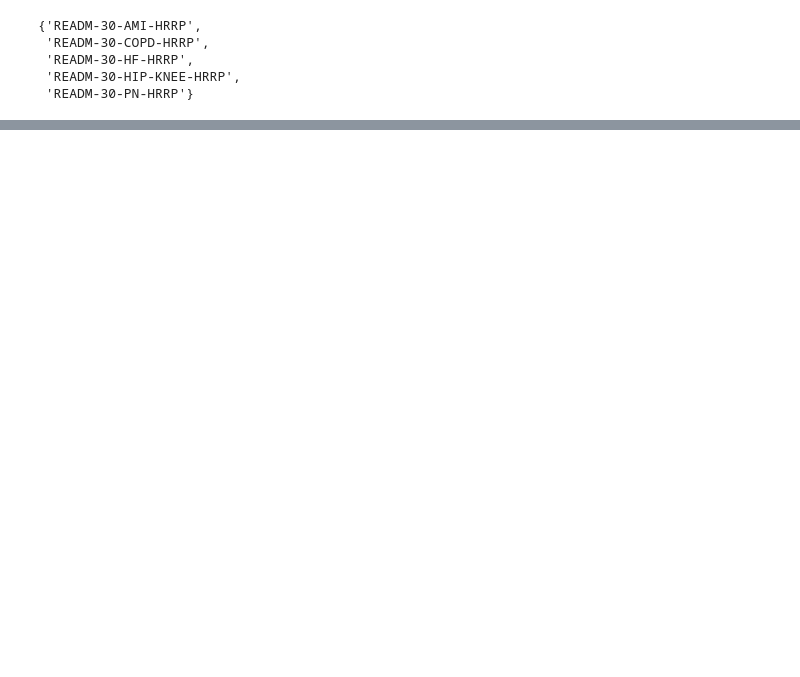
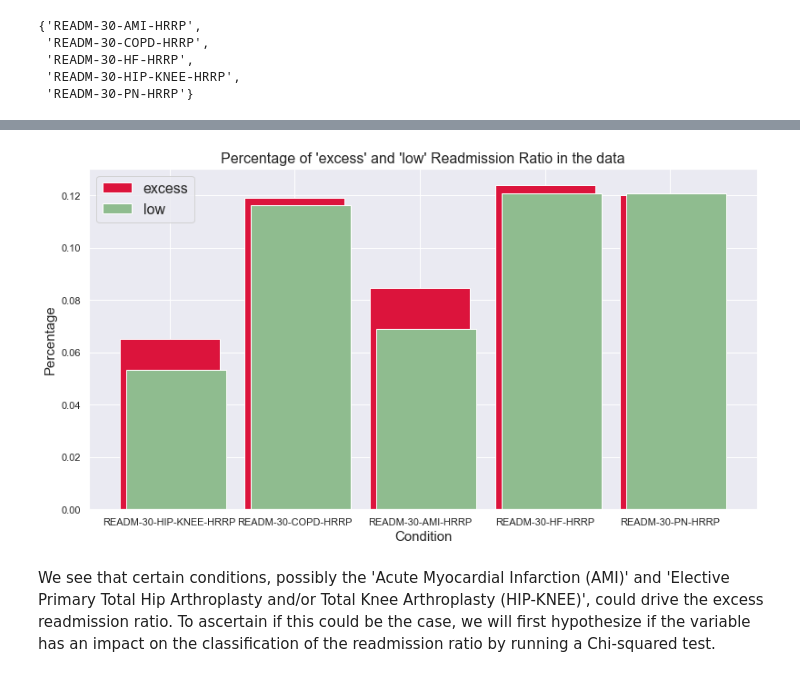
Before and after one commit to MigBap/Springboard, a Jupyter notebook: Exploratory Data Analysis projects/Project - Reduce Hospital Readmissions Using EDA/sliderule_dsi_inferential_statistics_exercise_3-miguel-v2.ipynb, the cells around one changed output, grey strips where cells are left out. Cells and saved outputs as stored; diff of their text form; code cells hidden in the pictures; blank space fills up the shorter version.

```diff
--- a/Exploratory Data Analysis projects/Project - Reduce Hospital Readmissions Using EDA/sliderule_dsi_inferential_statistics_exercise_3-miguel-v2.ipynb
+++ b/Exploratory Data Analysis projects/Project - Reduce Hospital Readmissions Using EDA/sliderule_dsi_inferential_statistics_exercise_3-miguel-v2.ipynb
@@ -282,3 +281,30 @@ test statistic: "number of measure procedures"
 # spliting between excess and low readmission ratio
 excess = clean_hospital_read_df[clean_hospital_read_df['Excess Readmission Ratio'] > 1]
 low = clean_hospital_read_df[clean_hospital_read_df['Excess Readmission Ratio'] <= 1]
+# %%
+# conditions/procedures
+measure_names = clean_hospital_read_df['Measure Name'].unique()
+
+# function for computing the proportion on the totality of the data
+def prop_meas(meas_name, df):
+    prop = df[df['Measure Name'] == meas_name]['Excess Readmission Ratio'].count() / len(clean_hospital_read_df)
+    return prop
+
+# bar plot
+for i, j in enumerate(measure_names):
+    p1 = plt.bar(i, prop_meas(j, excess), color='crimson')
+    p2 = plt.bar(i+0.05, prop_meas(j, low), color='darkseagreen')
+
+# formatting
+plt.legend(('excess', 'low'), fontsize=16)
+plt.ylabel("Percentage", fontsize=15)
+plt.xlabel("Condition", fontsize=15)
+plt.xticks([0,1,2,3,4], list(measure_names))
+plt.title("Percentage of 'excess' and 'low' Readmission Ratio in the data", fontsize=16)
+
+plt.subplots_adjust(left=0, bottom=-0.5, right=1.7, top=0.8, wspace=0.6, hspace=0.4)
+plt.show()
+# %% [output]
+[figure, added]
+# %% [markdown]
+We see that certain conditions, possibly the 'Acute Myocardial Infarction (AMI)' and 'Elective Primary Total Hip Arthroplasty and/or Total Knee Arthroplasty (HIP-KNEE)', could drive the excess readmission ratio. To ascertain if this could be the case, we will first hypothesize if the variable has an impact on the classification of the readmission ratio by running a Chi-squared test.
```
Also changed, not shown: parts of 21 cells of this notebook.
